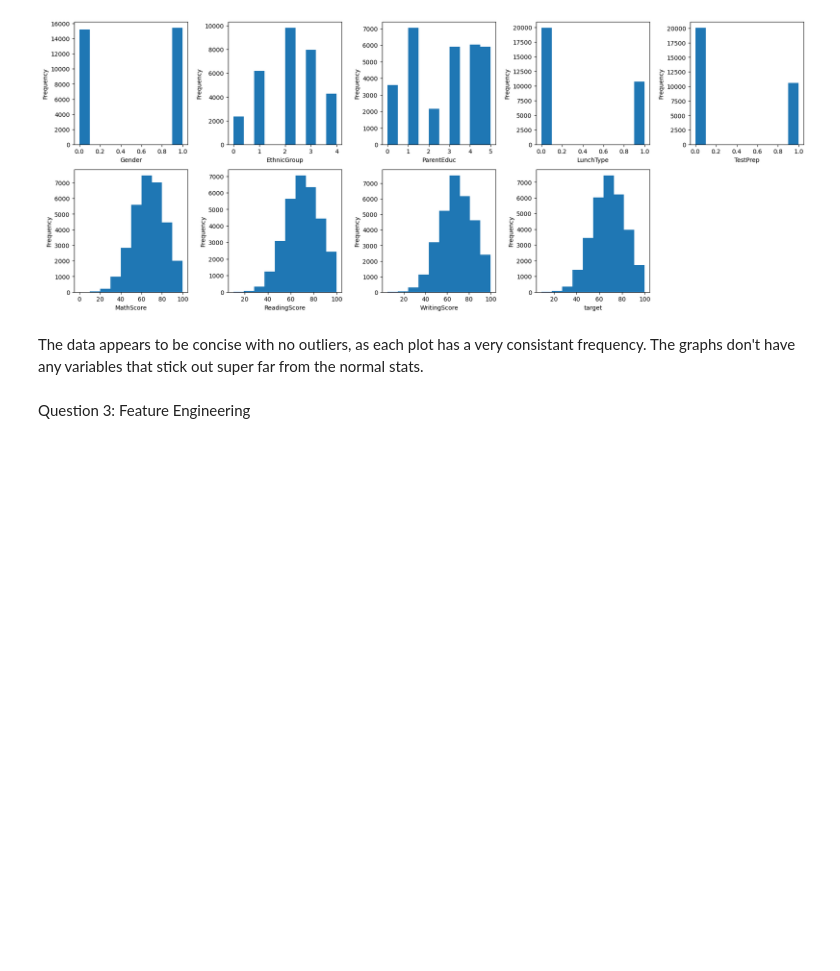
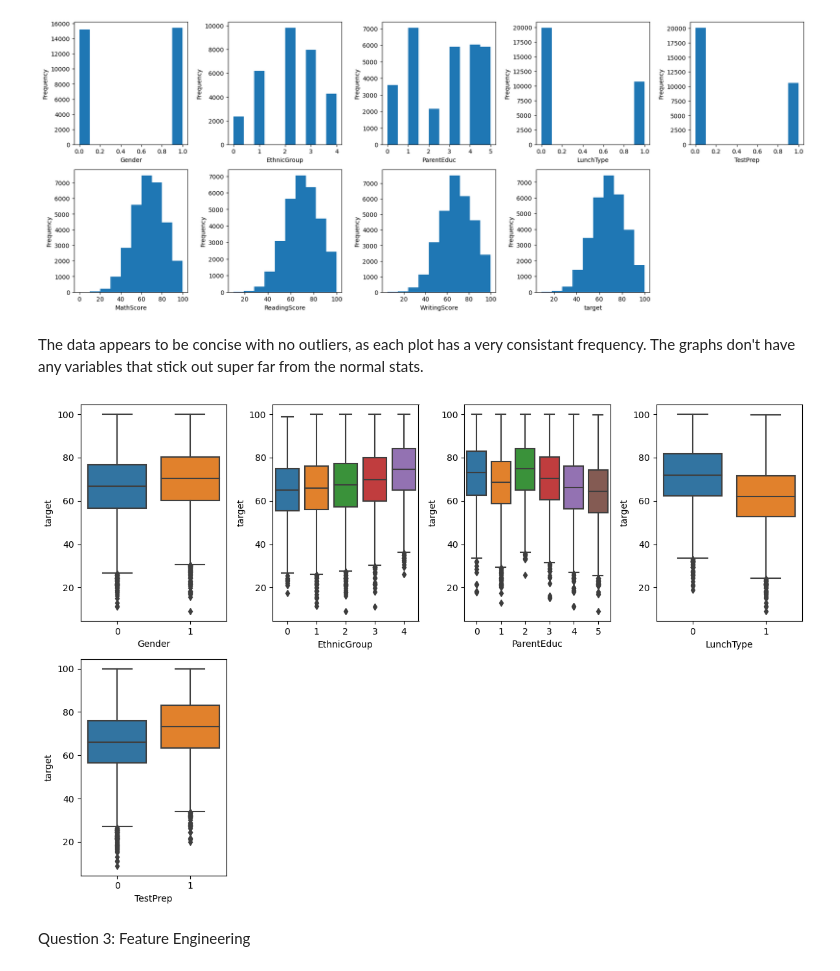
Before and after one commit to kl00135/SchoolRepository, a Jupyter notebook: Project 2.ipynb, the cells around one changed output. Cells and saved outputs as stored; diff of their text form; code cells hidden in the pictures; blank space fills up the shorter version.

```diff
--- a/Project 2.ipynb
+++ b/Project 2.ipynb
@@ -108,6 +108,20 @@ plt.tight_layout()
 [figure]
 # %% [markdown]
 The data appears to be concise with no outliers, as each plot has a very consistant frequency. The graphs don't have any variables that stick out super far from the normal stats.
+# %%
+import seaborn as sns
+
+num_list = ['Gender', 'EthnicGroup', 'ParentEduc', 'LunchType', 'TestPrep']
+plt.figure(figsize = (12, 8))
+
+for column in num_list:
+    plt.subplot(2, 4, num_list.index(column) + 1)
+    sns.boxplot(x = column, y = 'target', data = df)
+
+plt.tight_layout()
+plt.show()
+# %% [output]
+[figure, added]
 # %% [markdown]
 Question 3: Feature Engineering
 # %%
```
Also changed, not shown: parts of 6 cells of this notebook.
